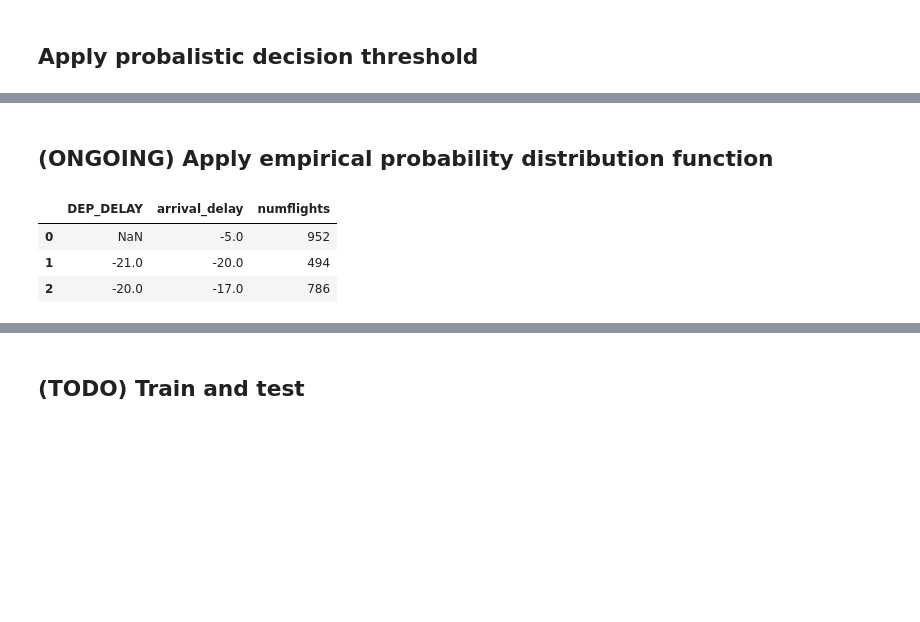
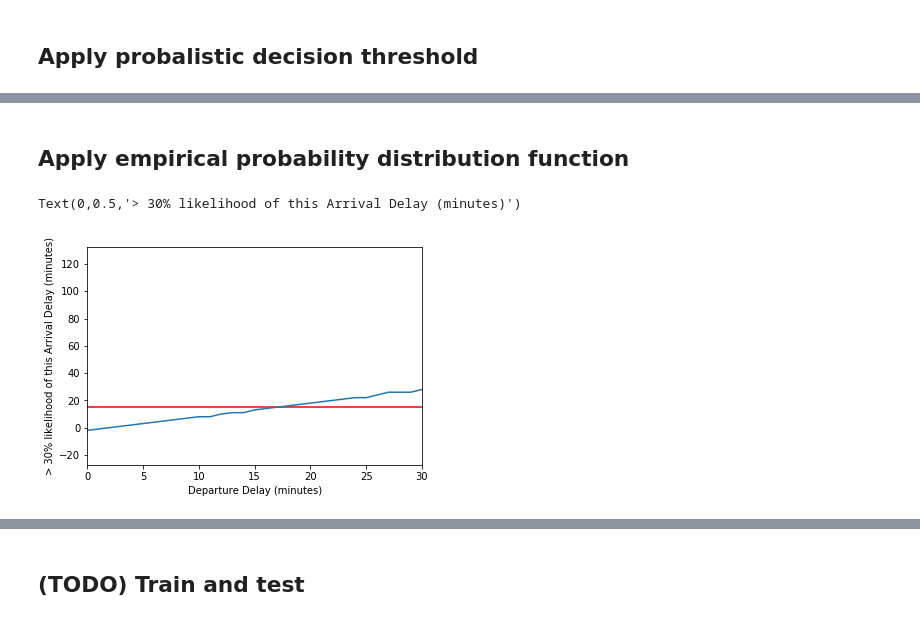
Before and after one commit to yuwtennis/google-data-engineer, a Jupyter notebook: Ch05/getting_started_with_eda.ipynb, the cells around one changed output, grey strips where cells are left out. Cells and saved outputs as stored; diff of their text form; code cells hidden in the pictures; blank space fills up the shorter version.

```diff
--- a/Ch05/getting_started_with_eda.ipynb
+++ b/Ch05/getting_started_with_eda.ipynb
@@ -397,26 +421,27 @@ Text(0,0.5,'> 30% likelihood of this Arrival Delay (minutes)')
 # %% [markdown]
-## (ONGOING) Apply empirical probability distribution function
+## Apply empirical probability distribution function
 # %%
-sql = """
+depdelay2 = """
 SELECT
   DEP_DELAY,
   APPROX_QUANTILES(ARR_DELAY, 101)[OFFSET(70)] AS arrival_delay,
   COUNT(ARR_DELAY) AS numflights
 FROM
   `flights.simevents`
 GROUP BY
   DEP_DELAY
 HAVING
   numflights > 370
 ORDER BY
   DEP_DELAY
 """
 
-df = bq.Query(sql).execute().result().to_dataframe()
-
-df.head(3)
+df = bq.Query(depdelay2).execute().result().to_dataframe()
+plt.axhline(y=15, color='r')
+ax = plt.axes()
+df.plot(kind='line', x='DEP_DELAY', y='arrival_delay', ax=ax, xlim=(0,30), legend=False)
+ax.set_xlabel('Departure Delay (minutes)')
+ax.set_ylabel('> 30% likelihood of this Arrival Delay (minutes)')
 # %% [output]
-|  | DEP_DELAY | arrival_delay | numflights |
-| 0 | NaN | -5.0 | 952 |
-| 1 | -21.0 | -20.0 | 494 |
-| 2 | -20.0 | -17.0 | 786 |
+Text(0,0.5,'> 30% likelihood of this Arrival Delay (minutes)')
+[figure, added]
```
Also changed, not shown: parts of 9 cells of this notebook.
